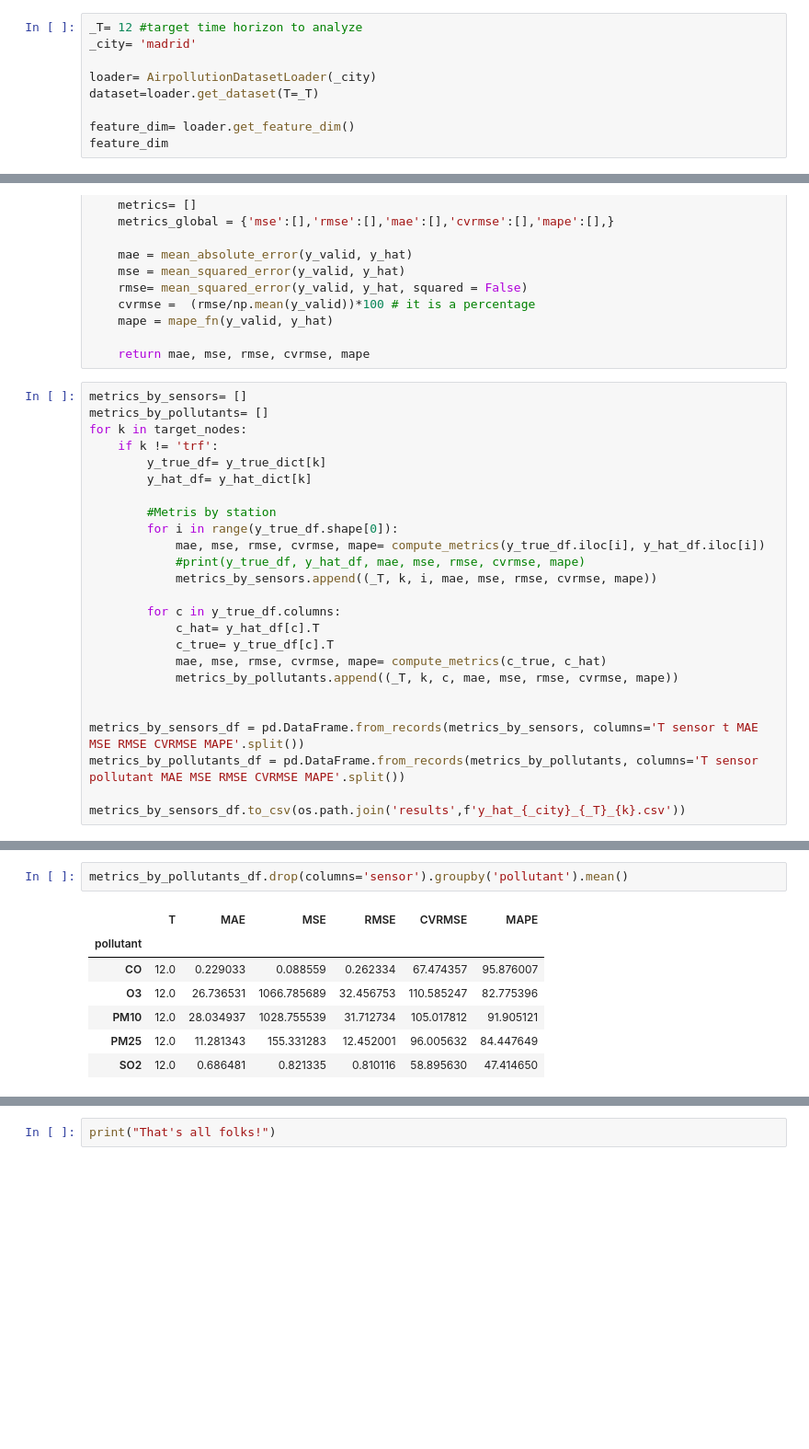
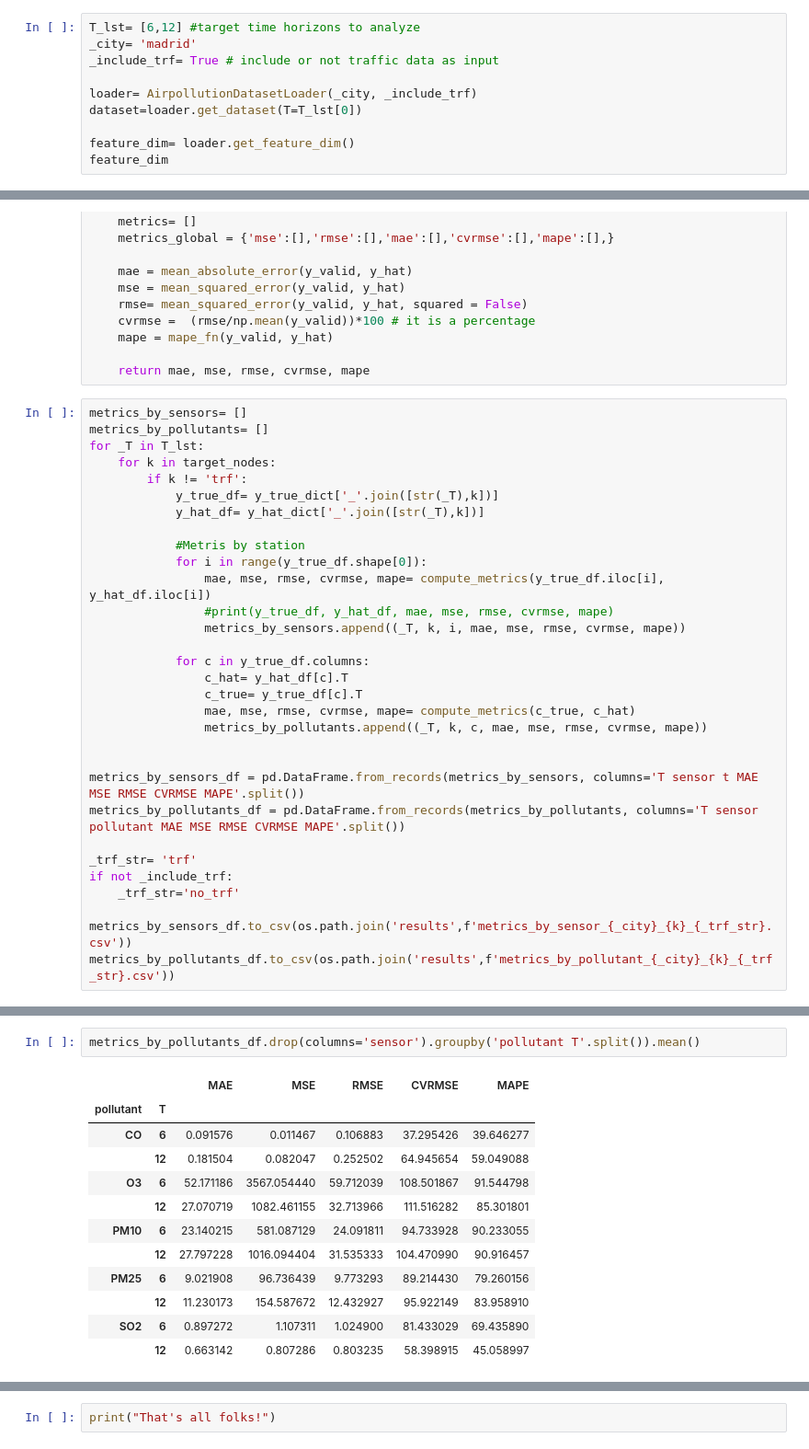
Before and after one commit to fterroso/airpollution_gnn_uca_upct, a Jupyter notebook: 05_analyze_results.ipynb, the cells around one changed output, grey strips where cells are left out. Shown at 92% size. Cells and saved outputs as stored; diff of their text form; blank space fills up the shorter version.

```diff
--- a/05_analyze_results.ipynb
+++ b/05_analyze_results.ipynb
@@ -7,11 +7,12 @@ from sklearn.metrics import mean_squared_error, mean_absolute_error
 
 from airpollution_trf_graph_loader import AirpollutionDatasetLoader
 # %%
-_T= 12 #target time horizon to analyze
+T_lst= [6,12] #target time horizons to analyze
 _city= 'madrid'
+_include_trf= True # include or not traffic data as input
 
-loader= AirpollutionDatasetLoader(_city)
-dataset=loader.get_dataset(T=_T)
+loader= AirpollutionDatasetLoader(_city, _include_trf)
+dataset=loader.get_dataset(T=T_lst[0])
 
 feature_dim= loader.get_feature_dim()
 feature_dim
@@ -92,28 +98,34 @@ def compute_metrics(y_valid, y_hat):
 # %%
 metrics_by_sensors= []
 metrics_by_pollutants= []
-for k in target_nodes:
-    if k != 'trf':
-        y_true_df= y_true_dict[k]
-        y_hat_df= y_hat_dict[k]
+for _T in T_lst:
+    for k in target_nodes:
+        if k != 'trf':
+            y_true_df= y_true_dict['_'.join([str(_T),k])]
+            y_hat_df= y_hat_dict['_'.join([str(_T),k])]
 
-        #Metris by station
-        for i in range(y_true_df.shape[0]):
-            mae, mse, rmse, cvrmse, mape= compute_metrics(y_true_df.iloc[i], y_hat_df.iloc[i])
-            #print(y_true_df, y_hat_df, mae, mse, rmse, cvrmse, mape)
-            metrics_by_sensors.append((_T, k, i, mae, mse, rmse, cvrmse, mape))
+            #Metris by station
+            for i in range(y_true_df.shape[0]):
+                mae, mse, rmse, cvrmse, mape= compute_metrics(y_true_df.iloc[i], y_hat_df.iloc[i])
+                #print(y_true_df, y_hat_df, mae, mse, rmse, cvrmse, mape)
+                metrics_by_sensors.append((_T, k, i, mae, mse, rmse, cvrmse, mape))
 
-        for c in y_true_df.columns:
-            c_hat= y_hat_df[c].T
-            c_true= y_true_df[c].T
-            mae, mse, rmse, cvrmse, mape= compute_metrics(c_true, c_hat)
-            metrics_by_pollutants.append((_T, k, c, mae, mse, rmse, cvrmse, mape))
+            for c in y_true_df.columns:
+                c_hat= y_hat_df[c].T
+                c_true= y_true_df[c].T
+                mae, mse, rmse, cvrmse, mape= compute_metrics(c_true, c_hat)
+                metrics_by_pollutants.append((_T, k, c, mae, mse, rmse, cvrmse, mape))
 
 
 metrics_by_sensors_df = pd.DataFrame.from_records(metrics_by_sensors, columns='T sensor t MAE MSE RMSE CVRMSE MAPE'.split())
 metrics_by_pollutants_df = pd.DataFrame.from_records(metrics_by_pollutants, columns='T sensor pollutant MAE MSE RMSE CVRMSE MAPE'.split())
 
-metrics_by_sensors_df.to_csv(os.path.join('results',f'y_hat_{_city}_{_T}_{k}.csv'))
+_trf_str= 'trf'
+if not _include_trf:
+    _trf_str='no_trf'
+
+metrics_by_sensors_df.to_csv(os.path.join('results',f'metrics_by_sensor_{_city}_{k}_{_trf_str}.csv'))
+metrics_by_pollutants_df.to_csv(os.path.join('results',f'metrics_by_pollutant_{_city}_{k}_{_trf_str}.csv'))
 # %%
 metrics_by_sensors_df
 # %% [output]
@@ -169,11 +191,16 @@ metrics_by_pollutants_df
 # %%
-metrics_by_pollutants_df.drop(columns='sensor').groupby('pollutant').mean()
+metrics_by_pollutants_df.drop(columns='sensor').groupby('pollutant T'.split()).mean()
 # %% [output]
-|  | T | MAE | MSE | RMSE | CVRMSE | MAPE |
-| pollutant |  |  |  |  |  |  |
-| CO | 12.0 | 0.229033 | 0.088559 | 0.262334 | 67.474357 | 95.876007 |
-| O3 | 12.0 | 26.736531 | 1066.785689 | 32.456753 | 110.585247 | 82.775396 |
-| PM10 | 12.0 | 28.034937 | 1028.755539 | 31.712734 | 105.017812 | 91.905121 |
-| PM25 | 12.0 | 11.281343 | 155.331283 | 12.452001 | 96.005632 | 84.447649 |
-| SO2 | 12.0 | 0.686481 | 0.821335 | 0.810116 | 58.895630 | 47.414650 |
+|  |  | MAE | MSE | RMSE | CVRMSE | MAPE |
+| pollutant | T |  |  |  |  |  |
+| CO | 6 | 0.091576 | 0.011467 | 0.106883 | 37.295426 | 39.646277 |
+|  | 12 | 0.181504 | 0.082047 | 0.252502 | 64.945654 | 59.049088 |
+| O3 | 6 | 52.171186 | 3567.054440 | 59.712039 | 108.501867 | 91.544798 |
+|  | 12 | 27.070719 | 1082.461155 | 32.713966 | 111.516282 | 85.301801 |
+| PM10 | 6 | 23.140215 | 581.087129 | 24.091811 | 94.733928 | 90.233055 |
+|  | 12 | 27.797228 | 1016.094404 | 31.535333 | 104.470990 | 90.916457 |
+| PM25 | 6 | 9.021908 | 96.736439 | 9.773293 | 89.214430 | 79.260156 |
+|  | 12 | 11.230173 | 154.587672 | 12.432927 | 95.922149 | 83.958910 |
+| SO2 | 6 | 0.897272 | 1.107311 | 1.024900 | 81.433029 | 69.435890 |
+|  | 12 | 0.663142 | 0.807286 | 0.803235 | 58.398915 | 45.058997 |
 # %%
```
Also changed, not shown: parts of 7 cells of this notebook, 3 other files.
